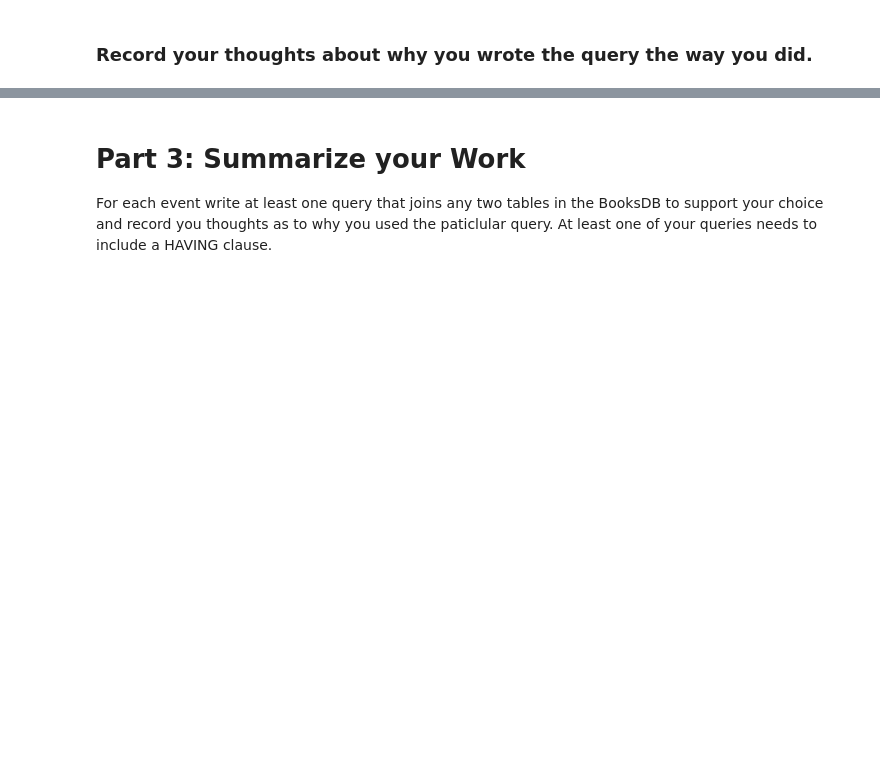
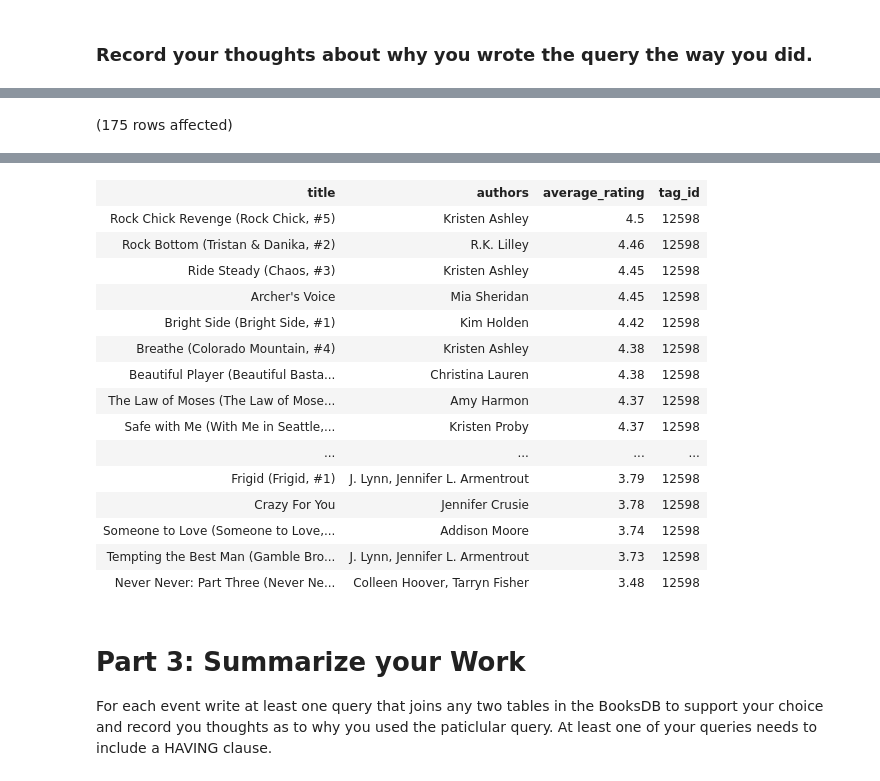
Before and after one commit to AishuSenthil/SQL-Part-3-Studio, a Jupyter notebook: SQL-Part-3-Studio.ipynb, the cells around one changed output, grey strips where cells are left out. Drawn from its saved outputs; the diff is of its cells as text; code cells hidden in the pictures; blank space fills up the shorter version.

```diff
--- a/SQL-Part-3-Studio.ipynb
+++ b/SQL-Part-3-Studio.ipynb
@@ -68,0 +128,9 @@ What 2 events / promotions are you highlighting?
+# %%
+SELECT  b.title, b.authors, b.average_rating, bt.tag_id
+FROM BooksDB.dbo.books AS b
+INNER JOIN BooksDB.dbo.book_tags AS bt
+ON b.book_id = bt.goodreads_book_id
+WHERE tag_id = 12598
+ORDER BY tag_id,average_rating DESC;
+# %% [output]
+(175 rows affected)
@@ -69,3 +138,19 @@ What 2 events / promotions are you highlighting?
+| title | authors | average_rating | tag_id |
+| Rock Chick Revenge (Rock Chick, #5) | Kristen Ashley | 4.5 | 12598 |
+| Rock Bottom (Tristan & Danika, #2) | R.K. Lilley | 4.46 | 12598 |
+| Ride Steady (Chaos, #3) | Kristen Ashley | 4.45 | 12598 |
+| Archer's Voice | Mia Sheridan | 4.45 | 12598 |
+| Bright Side (Bright Side, #1) | Kim Holden | 4.42 | 12598 |
+| Breathe (Colorado Mountain, #4) | Kristen Ashley | 4.38 | 12598 |
+| Beautiful Player (Beautiful Basta... | Christina Lauren | 4.38 | 12598 |
+| The Law of Moses (The Law of Mose... | Amy Harmon | 4.37 | 12598 |
+| Safe with Me (With Me in Seattle,... | Kristen Proby | 4.37 | 12598 |
+| ... | ... | ... | ... |
+| Frigid (Frigid, #1) | J. Lynn, Jennifer L. Armentrout | 3.79 | 12598 |
+| Crazy For You | Jennifer Crusie | 3.78 | 12598 |
+| Someone to Love (Someone to Love,... | Addison Moore | 3.74 | 12598 |
+| Tempting the Best Man (Gamble Bro... | J. Lynn, Jennifer L. Armentrout | 3.73 | 12598 |
+| Never Never: Part Three (Never Ne... | Colleen Hoover, Tarryn Fisher | 3.48 | 12598 |
 # %% [markdown]
 # Part 3: Summarize your Work
 
```
Also changed, not shown: parts of 5 cells of this notebook.
